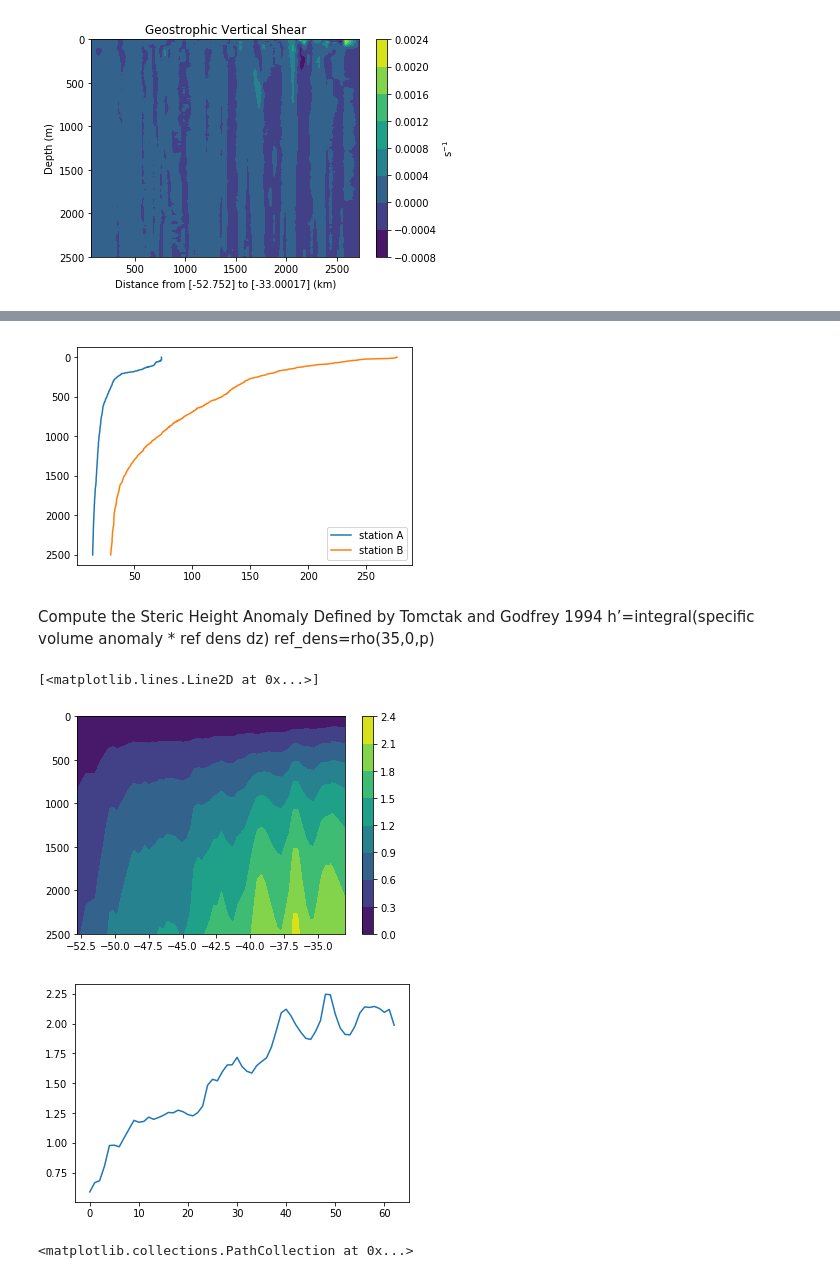
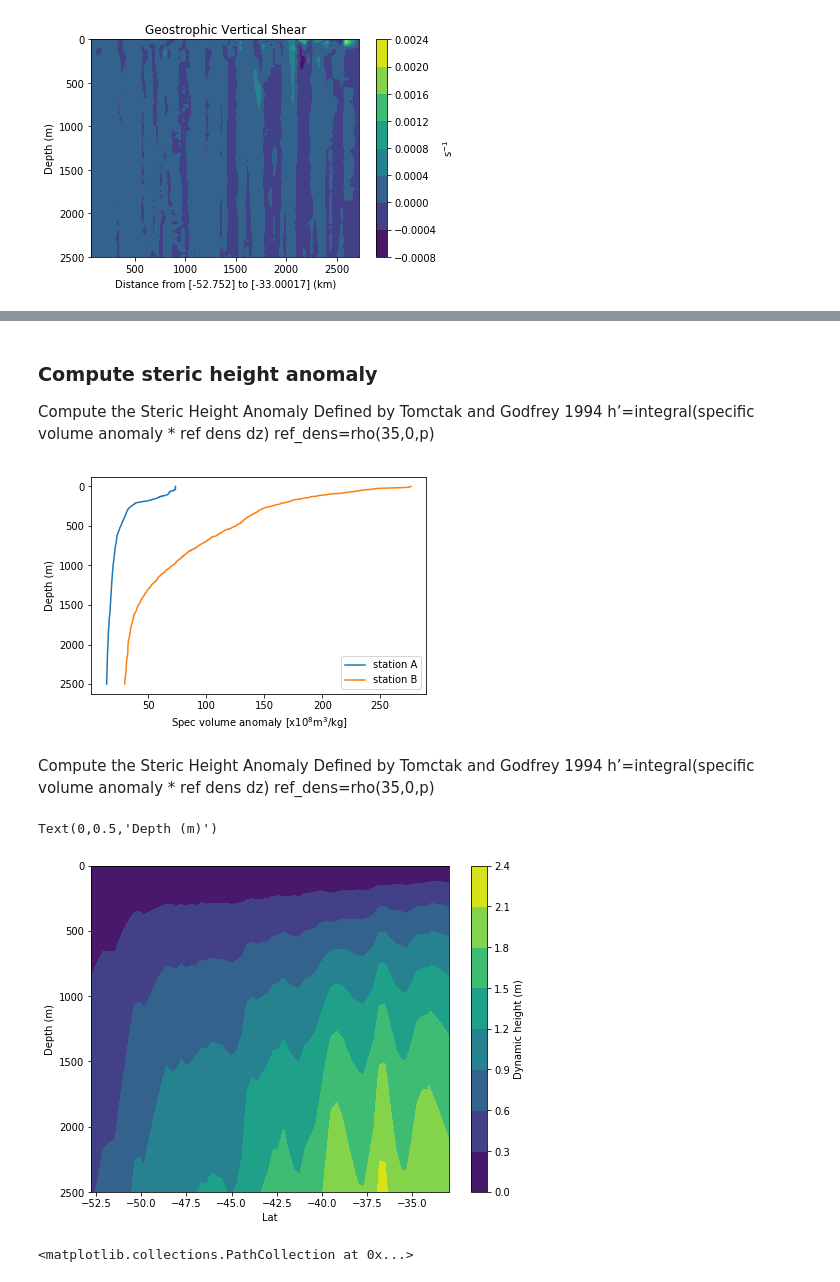
Before and after one commit to isgiddy/oc4920_code, a Jupyter notebook: Week1_Exercise1.ipynb, the cells around one changed output, grey strips where cells are left out. Saved outputs shown, nothing was run; the diff lists cells and outputs as text; code cells hidden in the pictures.

```diff
--- a/Week1_Exercise1.ipynb
+++ b/Week1_Exercise1.ipynb
@@ -232,3 +259,8 @@ plt.gca().invert_yaxis()
+# %% [markdown]
+### Compute steric height anomaly
+Compute the Steric Height Anomaly Defined by Tomctak and Godfrey 1994
+h’=integral(specific volume anomaly * ref dens dz)
+ref_dens=rho(35,0,p)
 # %%
 # Compute specific volume anomaly
 alpha=gsw.specvol(abs_sal,tcons,dat['pres_en_cours'])
@@ -238,46 +270,31 @@ alpha_ano=alpha-alpha_ref
 plt.plot(alpha_ano[0,:]*10**8,dat['pres_en_cours'].flatten(),label='station A')
 plt.plot(alpha_ano[-1,:]*10**8,dat['pres_en_cours'].flatten(),label='station B')
 plt.legend()
+plt.ylabel('Depth (m)')
+plt.xlabel('Spec volume anomaly [x10$^8 $m$^3$/kg]')
 plt.gca().invert_yaxis()
-# 10**-8m^3/kg
 # %% [output]
-[figure, old version]
+[figure, new version]
 # %% [markdown]
 Compute the Steric Height Anomaly Defined by Tomctak and Godfrey 1994
 h’=integral(specific volume anomaly * ref dens dz)
 ref_dens=rho(35,0,p)
 # %%
-ref_dens=gsw.rho(35,0,dat['pres_en_cours'])
-dens_anomaly=pot_dens0-ref_dens
+ref_dens=1000
 depth,_=np.meshgrid(dat['pres_en_cours'],dat['lat'])
 
-# tmp=alpha_ano[:,:-1]*
-# ref_dens[:,:-1]
 tmp=alpha_ano[:,:-1]*1000
 h=np.cumsum(tmp,axis=1)
 xx,yy=np.meshgrid(dat['lat'],dat['pres_en_cours'][:,:-1])
 
+plt.figure(figsize=[8,6])
 plt.contourf(xx,yy,h.T)
 plt.gca().invert_yaxis()
-plt.colorbar()
-# plt.plot(h)
-
-
-#or:
-plt.figure()
-h1=np.sum(alpha_ano[:,:-1]*ref_dens[:,:-1],axis=1)
-plt.plot(h1)
-
-#or
-# xx,yy=np.meshgrid(dat['lat'],dat['pres_en_cours'])
-
-# h2=np.cumsum(pot_dens0,axis=1)*(-1/1000)
-# plt.figure()
-# plt.contourf(xx,yy,h2.T)
-# plt.gca().invert_yaxis()
-# plt.colorbar()
+cbar=plt.colorbar()
+cbar.set_label('Dynamic height (m)')
+plt.xlabel('Lat')
+plt.ylabel('Depth (m)')
 # %% [output]
-[<matplotlib.lines.Line2D at 0x...>]
+Text(0,0.5,'Depth (m)')
-[figure, old version]
+[figure, new version]
-[figure, removed]
 # %%
```
Also changed, not shown: parts of 33 cells of this notebook.
